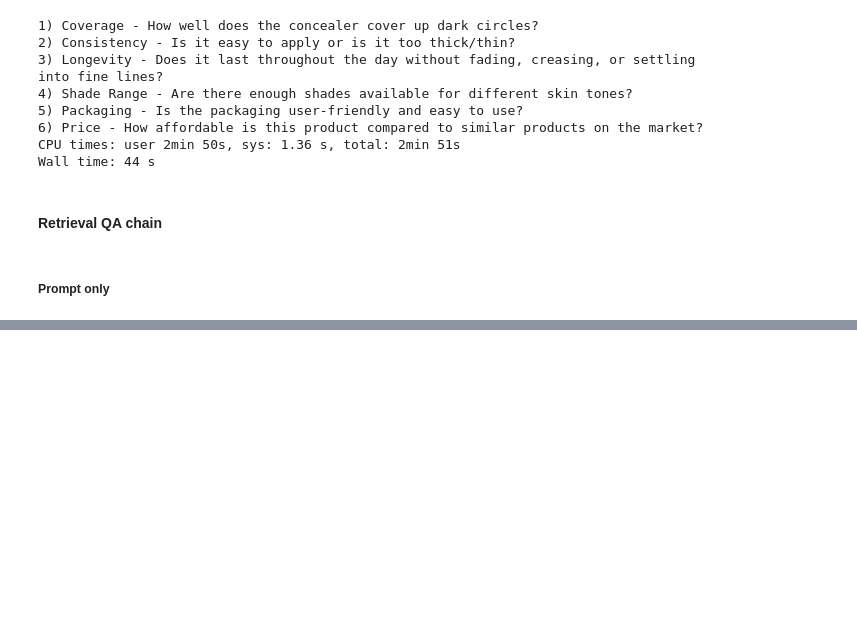
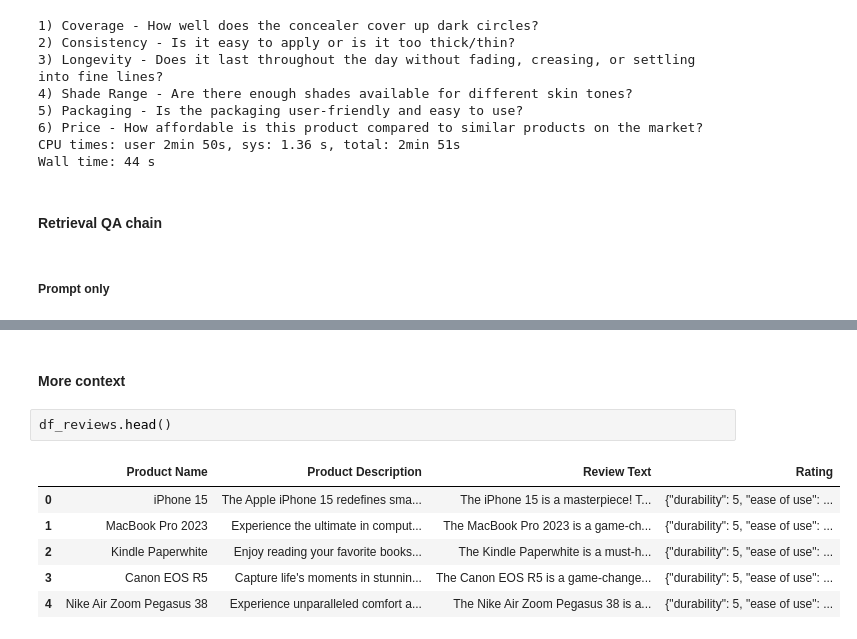
Before and after one commit to jo25425/review-assistant, a Jupyter notebook: notebooks/ML Exploration 1 - Criteria generation - Jo.ipynb, the cells around one changed output, grey strips where cells are left out. Drawn from its saved outputs; the diff is of its cells as text; blank space fills up the shorter version.

Commit message:
Tried adding context for inference

```diff
--- a/notebooks/ML Exploration 1 - Criteria generation - Jo.ipynb
+++ b/notebooks/ML Exploration 1 - Criteria generation - Jo.ipynb
@@ -241,0 +256,11 @@ def embed_texts_hg(texts, openai_api_key):
+# %% [markdown]
+#### More context
+# %%
+df_reviews.head()
+# %% [output]
+|  | Product Name | Product Description | Review Text | Rating |
+| 0 | iPhone 15 | The Apple iPhone 15 redefines sma... | The iPhone 15 is a masterpiece! T... | {"durability": 5, "ease of use": ... |
+| 1 | MacBook Pro 2023 | Experience the ultimate in comput... | The MacBook Pro 2023 is a game-ch... | {"durability": 5, "ease of use": ... |
+| 2 | Kindle Paperwhite | Enjoy reading your favorite books... | The Kindle Paperwhite is a must-h... | {"durability": 5, "ease of use": ... |
+| 3 | Canon EOS R5 | Capture life's moments in stunnin... | The Canon EOS R5 is a game-change... | {"durability": 5, "ease of use": ... |
+| 4 | Nike Air Zoom Pegasus 38 | Experience unparalleled comfort a... | The Nike Air Zoom Pegasus 38 is a... | {"durability": 5, "ease of use": ... |
```
Also changed, not shown: parts of 16 cells of this notebook.
